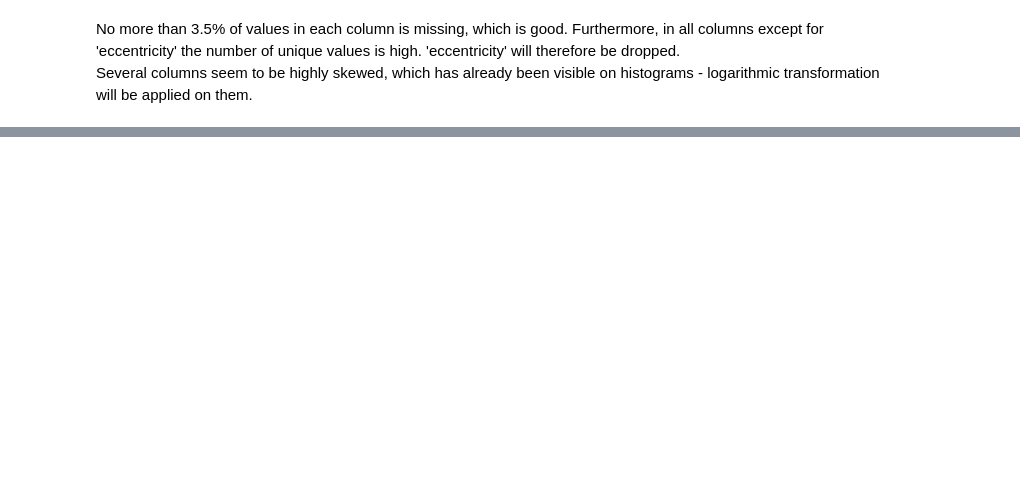
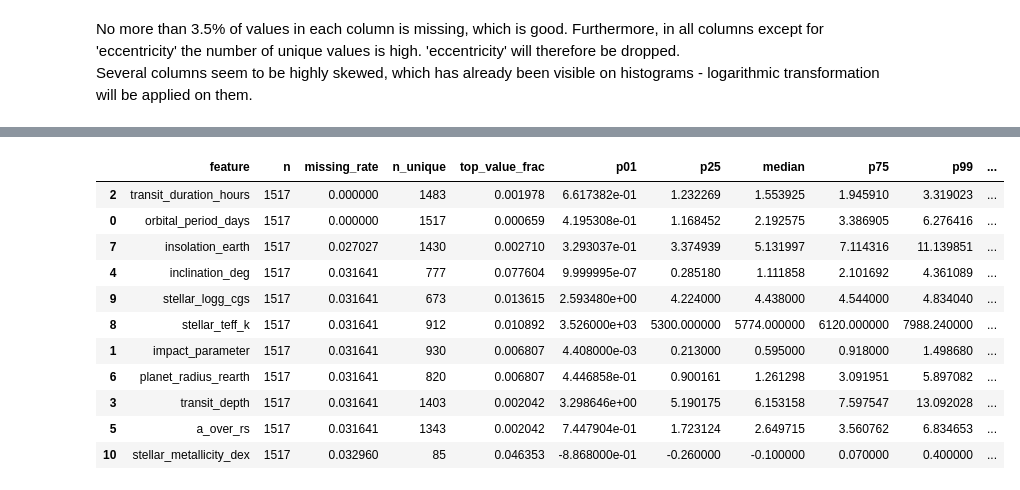
Before and after one commit to JanMatusiak/exoplanet-detection, a Jupyter notebook: data_visualization.ipynb, the cells around one changed output, grey strips where cells are left out. Drawn from its saved outputs; the diff is of its cells as text; code cells hidden in the pictures; blank space fills up the shorter version.

```diff
--- a/data_visualization.ipynb
+++ b/data_visualization.ipynb
@@ -162,0 +185,18 @@ plot_corr_heatmap(corr2, annotate=True)
+# %%
+summary_koi = feature_summary(koi_test)
+summary_k2p = feature_summary(k2p)
+# %%
+display(summary_koi)
+# %% [output]
+|  | feature | n | missing_rate | n_unique | top_value_frac | p01 | p25 | median | p75 | p99 | ... |
+| 2 | transit_duration_hours | 1517 | 0.000000 | 1483 | 0.001978 | 6.617382e-01 | 1.232269 | 1.553925 | 1.945910 | 3.319023 | ... |
+| 0 | orbital_period_days | 1517 | 0.000000 | 1517 | 0.000659 | 4.195308e-01 | 1.168452 | 2.192575 | 3.386905 | 6.276416 | ... |
+| 7 | insolation_earth | 1517 | 0.027027 | 1430 | 0.002710 | 3.293037e-01 | 3.374939 | 5.131997 | 7.114316 | 11.139851 | ... |
+| 4 | inclination_deg | 1517 | 0.031641 | 777 | 0.077604 | 9.999995e-07 | 0.285180 | 1.111858 | 2.101692 | 4.361089 | ... |
+| 9 | stellar_logg_cgs | 1517 | 0.031641 | 673 | 0.013615 | 2.593480e+00 | 4.224000 | 4.438000 | 4.544000 | 4.834040 | ... |
+| 8 | stellar_teff_k | 1517 | 0.031641 | 912 | 0.010892 | 3.526000e+03 | 5300.000000 | 5774.000000 | 6120.000000 | 7988.240000 | ... |
+| 1 | impact_parameter | 1517 | 0.031641 | 930 | 0.006807 | 4.408000e-03 | 0.213000 | 0.595000 | 0.918000 | 1.498680 | ... |
+| 6 | planet_radius_rearth | 1517 | 0.031641 | 820 | 0.006807 | 4.446858e-01 | 0.900161 | 1.261298 | 3.091951 | 5.897082 | ... |
+| 3 | transit_depth | 1517 | 0.031641 | 1403 | 0.002042 | 3.298646e+00 | 5.190175 | 6.153158 | 7.597547 | 13.092028 | ... |
+| 5 | a_over_rs | 1517 | 0.031641 | 1343 | 0.002042 | 7.447904e-01 | 1.723124 | 2.649715 | 3.560762 | 6.834653 | ... |
+| 10 | stellar_metallicity_dex | 1517 | 0.032960 | 85 | 0.046353 | -8.868000e-01 | -0.260000 | -0.100000 | 0.070000 | 0.400000 | ... |
```
Also changed, not shown: parts of 15 cells of this notebook, 4 other files.
